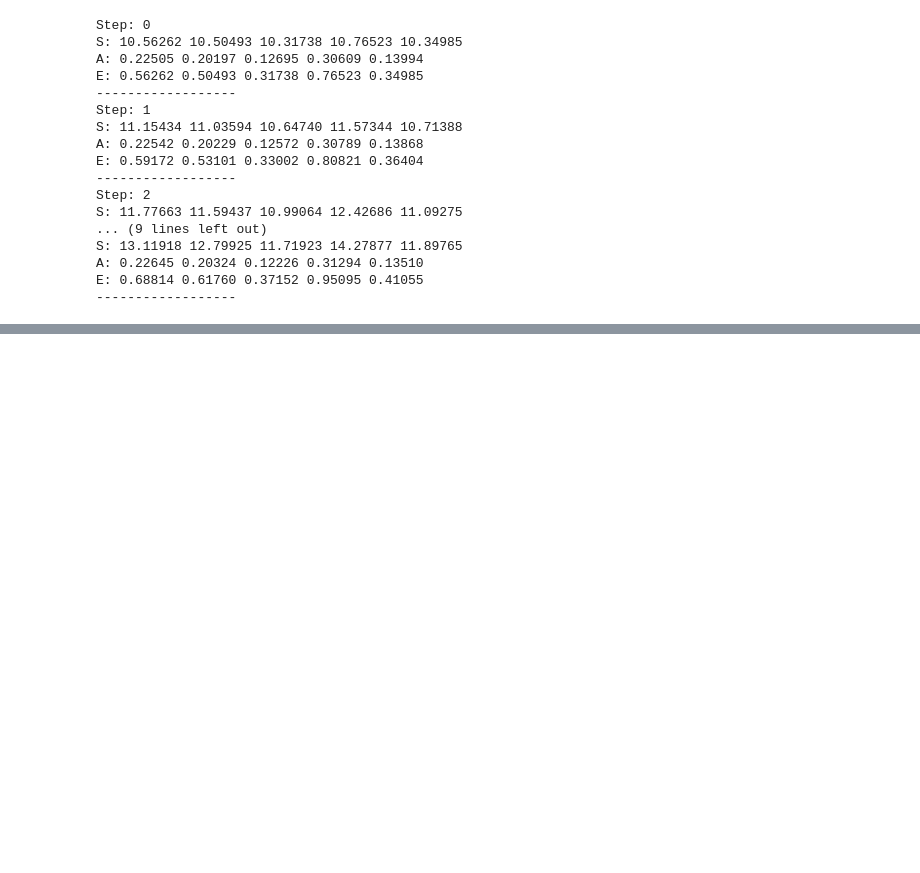
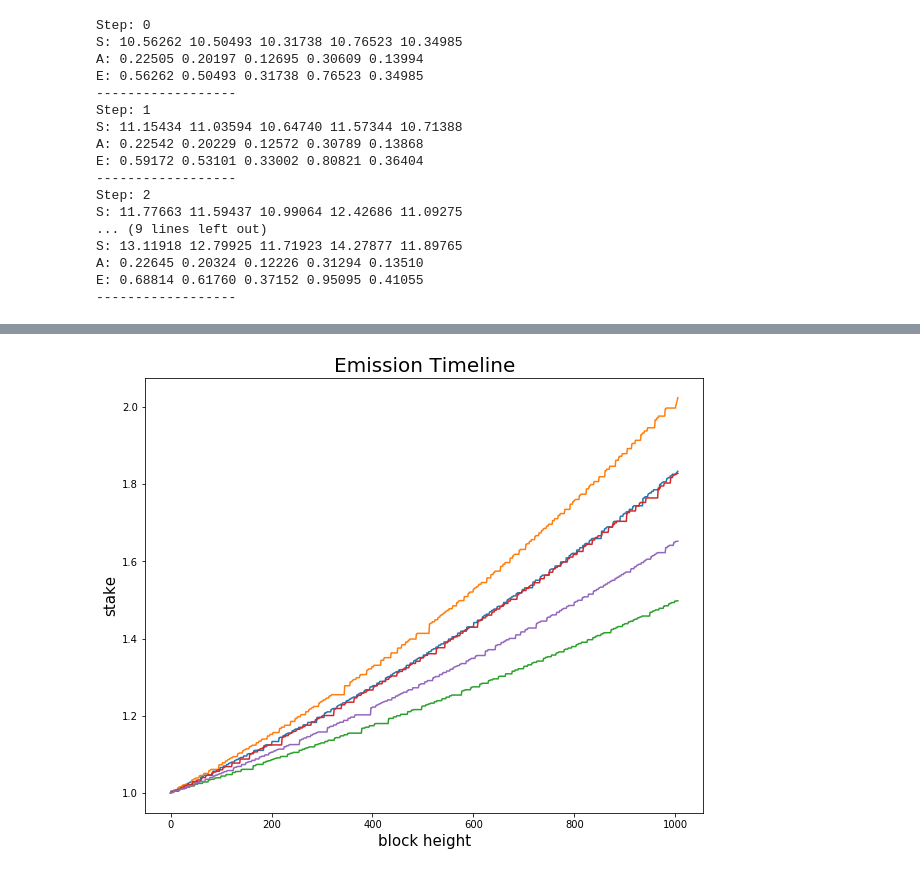
Before and after one commit to unconst/BitTensor, a Jupyter notebook: Untitled.ipynb, the cells around one changed output, grey strips where cells are left out. Cells and saved outputs as stored; diff of their text form; code cells hidden in the pictures; blank space fills up the shorter version.

```diff
--- a/Untitled.ipynb
+++ b/Untitled.ipynb
@@ -86,7 +86,7 @@ E: 0.68814 0.61760 0.37152 0.95095 0.41055
 ------------------
 # %%
 BLOCKS_TILL_EMIT = 1
-EMIT_RATE = 0.01
+EMIT_RATE = 0.001
 
 class Bittensor:
 
@@ -95,14 +95,16 @@ class Bittensor:
         self.edges = {} # id --> edges.
         self.emit_height = {} # id --> last emit block.
         self.block_height = 0 # chain height.
+        self.total = 0
 
     def subscribe(self, this_identity):
         self.stake[this_identity] = 1
         self.edges[this_identity] = [(this_identity, 1.0)]
         self.emit_height[this_identity] = self.block_height
         self.block_height += 1
+        self.total += 1
 
-    def emit(self, this_identity, edges):
+    def emit(self, this_identity, edges, inc_height=True):
         assert(edges[0][0] == this_identity)
         assert(abs(sum([w for i, w in edges]) - 1.0) < 0.001 )
 
@@ -111,8 +113,19 @@ class Bittensor:
 
         self.edges[this_identity] = edges
         self.emit_height[this_identity] = self.block_height
-        self.block_height += 1
+        if inc_height:
+            self.block_height += 1
 
+
+# .   Compound interest formula.
+#     def _get_emission(self, this_identity):
+#         # Blocks since my last emmision
+#         delta_blocks = self.block_height - self.emit_height[this_identity]
+#         final_stake = self.stake[this_identity] * math.exp(EMIT_RATE * (delta_blocks/BLOCKS_TILL_EMIT))
+#         this_emission = final_stake - self.stake[this_identity]
+#         return this_emission
+
+# .   Bitcoin emission approx
     def _get_emission(self, this_identity):
         # Blocks since my last emmision
         delta_blocks = self.block_height - self.emit_height[this_identity]
@@ -130,6 +143,7 @@ class Bittensor:
             current_identity, current_emission = emission_queue.pop()
             current_inedge = self.edges[current_identity][0][1]
             self.stake[current_identity] += (current_emission * current_inedge)
+            self.total += (current_emission * current_inedge)
 
             # Recurse.
             for next_identity, next_weight in self.edges[current_identity][1:]:
@@ -166,8 +180,22 @@ edges = {'a': list(zip(['a', 'b', 'c', 'd'], [0.6, 0.1, 0.1, 0.2])),
          'e': list(zip(['e', 'd'], [0.5, 0.5]))
 }
 
+# trial, id, stake
+data = []
 
-for j in range(50):
+for j in range(1):
+
+    data.append(
+        {
+         'a': ([0],[1]),
+         'b': ([0],[1]),
+         'c': ([0],[1]),
+         'd': ([0],[1]),
+         'e': ([0],[1]),
+         'total': ([0],[5]),
+        }
+    )
+
     b = Bittensor()
     b.subscribe('a')
     b.subscribe('b')
@@ -175,15 +203,48 @@ for j in range(50):
     b.subscribe('d')
     b.subscribe('e')
 
-    b.emit('a', edges['a'])
-    b.emit('b', edges['b'])
-    b.emit('c', edges['c'])
-    b.emit('d', edges['d'])
-    b.emit('e', edges['e'])
+    b.emit('a', edges['a'], False)
+    b.emit('b', edges['b'], False)
+    b.emit('c', edges['c'], False)
+    b.emit('d', edges['d'], False)
+    b.emit('e', edges['e'], False)
 
     for i in range(1000):
         next_node = random.choice(['a','b','c','d','e'])
         b.emit(next_node, edges[next_node])
 
+        for k in ['a','b','c','d','e']:
+            data[j][k][1].append(b.stake[k])
+            data[j][k][0].append(i+1)
+        data[j]['total'][1].append(b.total)
+        data[j]['total'][0].append(i+1)
+
+
+    # Finalize the emission.
+    for k in ['a','b','c','d','e']:
+        b.emit(k, edges[k], False)
+        data[j][k][1].append(b.stake[k])
+        data[j][k][0].append(b.block_height)
+    data[j]['total'][1].append(b.total)
+    data[j]['total'][0].append(b.block_height)
+
+
     print ('Trial:', j, [v / sum(list(b.stake.values())) for v in list(b.stake.values())])
+
+
+import matplotlib.pyplot as plt
+for trial in data:
+
+    # display scatter plot data
+    plt.figure(figsize=(10,8))
+    plt.title('Emission Timeline', fontsize=20)
+    plt.xlabel('block height', fontsize=15)
+    plt.ylabel('stake', fontsize=15)
+    plt.plot(trial['a'][0], trial['a'][1])
+    plt.plot(trial['b'][0], trial['b'][1])
+    plt.plot(trial['c'][0], trial['c'][1])
+    plt.plot(trial['d'][0], trial['d'][1])
+    plt.plot(trial['e'][0], trial['e'][1])
+    #plt.plot(trial['total'][0], trial['total'][1])
+    break
 # %% [output]
@@ -206,0 +252 @@ Trial: 49 [0.20921158367720216, 0.32797988567880515, 0.06620938362073878, 0.3000
+[figure, added]
```
Also changed, not shown: parts of 1 cell of this notebook.
